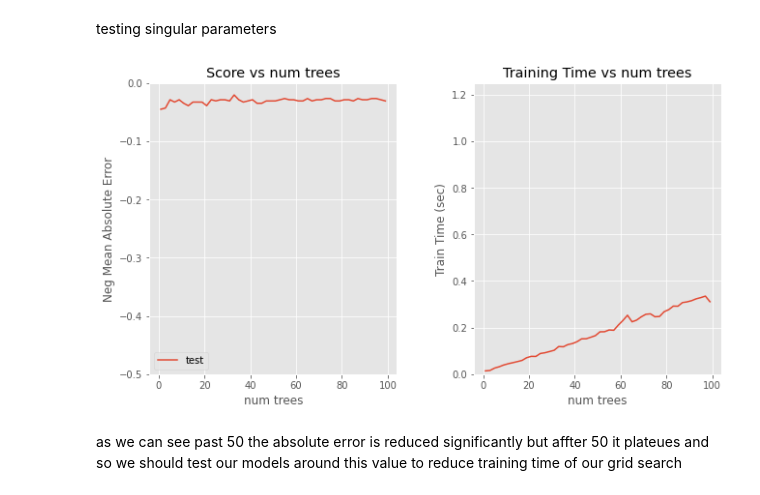
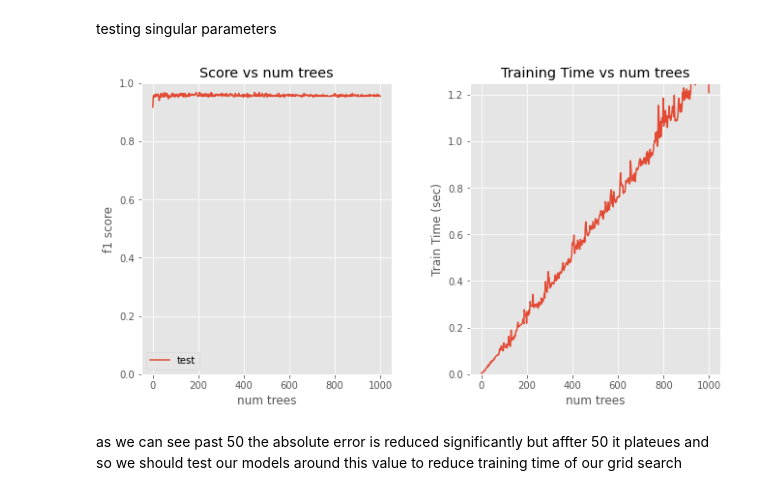
Before and after one commit to DJLeemstar/AICoursework, a Jupyter notebook: randomForest.ipynb, the cells around one changed output. Saved outputs shown, nothing was run; the diff lists cells and outputs as text; code cells hidden in the pictures.

Commit message:
Revised grid search for random forest

```diff
--- a/randomForest.ipynb
+++ b/randomForest.ipynb
@@ -158,10 +160,11 @@ def plot_results(model, param = 'n_estimators', name = 'Num Trees'):
 
 
     plt.plot(param_values, test_scores, '-', label = 'test')
-    plt.ylim(ymin = -0.5, ymax = 0)
     plt.legend()
     plt.xlabel(name)
-    plt.ylabel('Neg Mean Absolute Error')
+    plt.ylabel('f1 score')
+    plt.ylim(ymin = 0.0, ymax = 1)
+
     plt.title('Score vs %s' % name)
 
     plt.subplot(122)
@@ -183,14 +186,14 @@ def parameter_test(model, param_grid, Name):
     for key in param_grid.keys(): param = key
     # Create the grid search model and fit to the training data
     tree_grid_search = model_selection.GridSearchCV(model, param_grid=param_grid, verbose = 0, n_jobs=-1, cv = 10,
-                                    scoring = 'neg_mean_absolute_error')
+                                    scoring = 'f1')
     tree_grid_search.fit(x_train,y_train)
 
     return plot_results(tree_grid_search, param, Name)
 # %%
-parameter_test(random_forest_model, {'n_estimators': np.arange(1,100,2)}, 'num trees');
+parameter_test(random_forest_model, {'n_estimators': np.arange(1,1000,2)}, 'num trees');
 # %% [output]
-[figure, old version]
+[figure, new version]
 # %% [markdown]
 as we can see past 50 the absolute error is reduced significantly but affter 50 it plateues and so we should test our models around this value to reduce training time of our grid search
 # %% [markdown]
```
Also changed, not shown: parts of 41 cells of this notebook.
